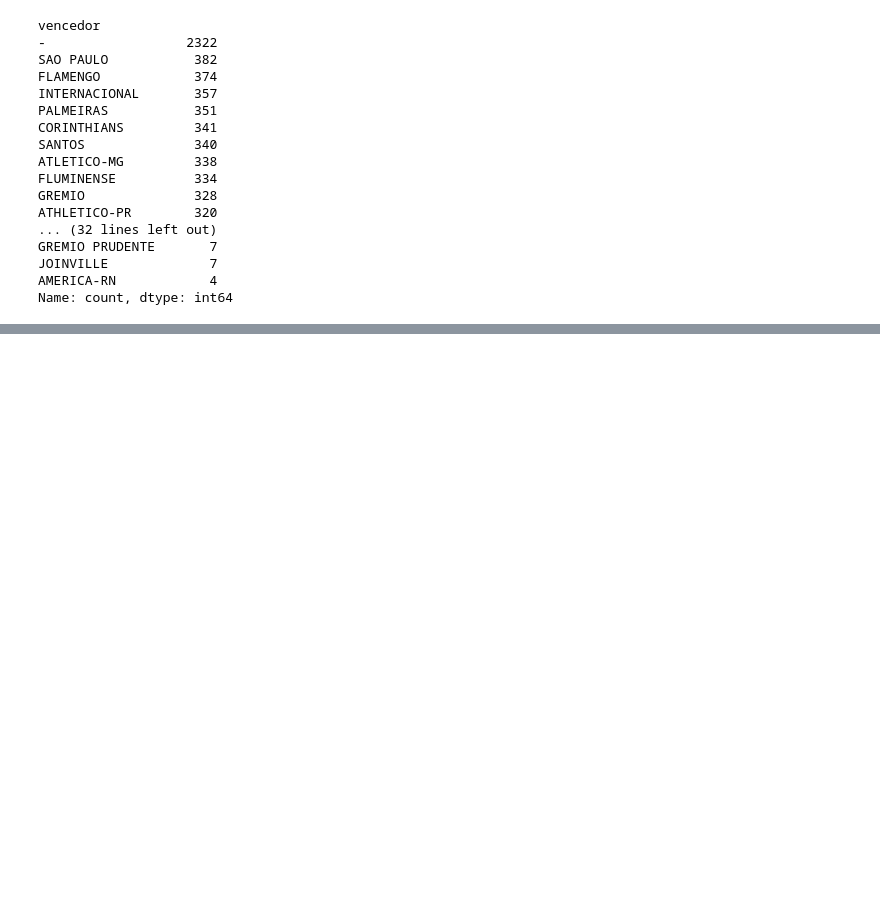
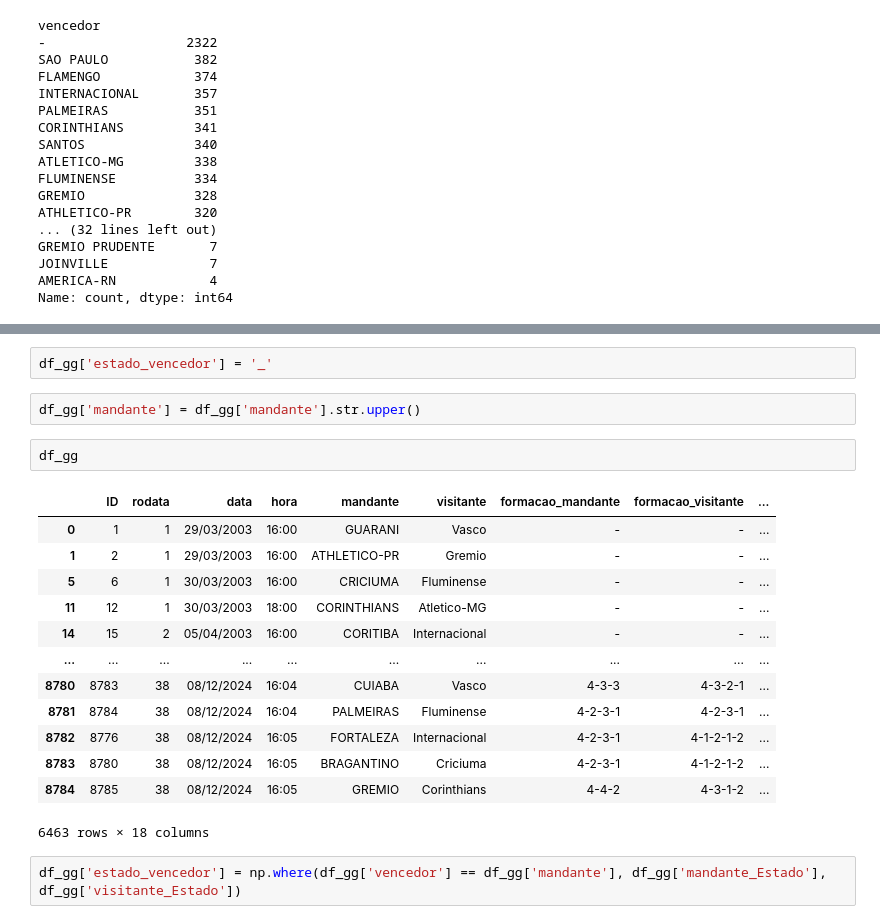
Before and after one commit to SaymonCFabiane/Dados, a Jupyter notebook: python/funcoes_pandas.ipynb, the cells around one changed output, grey strips where cells are left out. Drawn from its saved outputs; the diff is of its cells as text; blank space fills up the shorter version.

```diff
--- a/python/funcoes_pandas.ipynb
+++ b/python/funcoes_pandas.ipynb
@@ -172,0 +214,22 @@ Name: count, dtype: int64
+# %%
+df_gg['estado_vencedor'] = '_'
+# %%
+df_gg['mandante'] = df_gg['mandante'].str.upper()
+# %%
+df_gg
+# %% [output]
+|  | ID | rodata | data | hora | mandante | visitante | formacao_mandante | formacao_visitante | ... |
+| 0 | 1 | 1 | 29/03/2003 | 16:00 | GUARANI | Vasco | - | - | ... |
+| 1 | 2 | 1 | 29/03/2003 | 16:00 | ATHLETICO-PR | Gremio | - | - | ... |
+| 5 | 6 | 1 | 30/03/2003 | 16:00 | CRICIUMA | Fluminense | - | - | ... |
+| 11 | 12 | 1 | 30/03/2003 | 18:00 | CORINTHIANS | Atletico-MG | - | - | ... |
+| 14 | 15 | 2 | 05/04/2003 | 16:00 | CORITIBA | Internacional | - | - | ... |
+| ... | ... | ... | ... | ... | ... | ... | ... | ... | ... |
+| 8780 | 8783 | 38 | 08/12/2024 | 16:04 | CUIABA | Vasco | 4-3-3 | 4-3-2-1 | ... |
+| 8781 | 8784 | 38 | 08/12/2024 | 16:04 | PALMEIRAS | Fluminense | 4-2-3-1 | 4-2-3-1 | ... |
+| 8782 | 8776 | 38 | 08/12/2024 | 16:05 | FORTALEZA | Internacional | 4-2-3-1 | 4-1-2-1-2 | ... |
+| 8783 | 8780 | 38 | 08/12/2024 | 16:05 | BRAGANTINO | Criciuma | 4-2-3-1 | 4-1-2-1-2 | ... |
+| 8784 | 8785 | 38 | 08/12/2024 | 16:05 | GREMIO | Corinthians | 4-4-2 | 4-3-1-2 | ... |
+6463 rows × 18 columns
+# %%
+df_gg['estado_vencedor'] = np.where(df_gg['vencedor'] == df_gg['mandante'], df_gg['mandante_Estado'], df_gg['visitante_Estado'])
```
Also changed, not shown: parts of 31 cells of this notebook.
